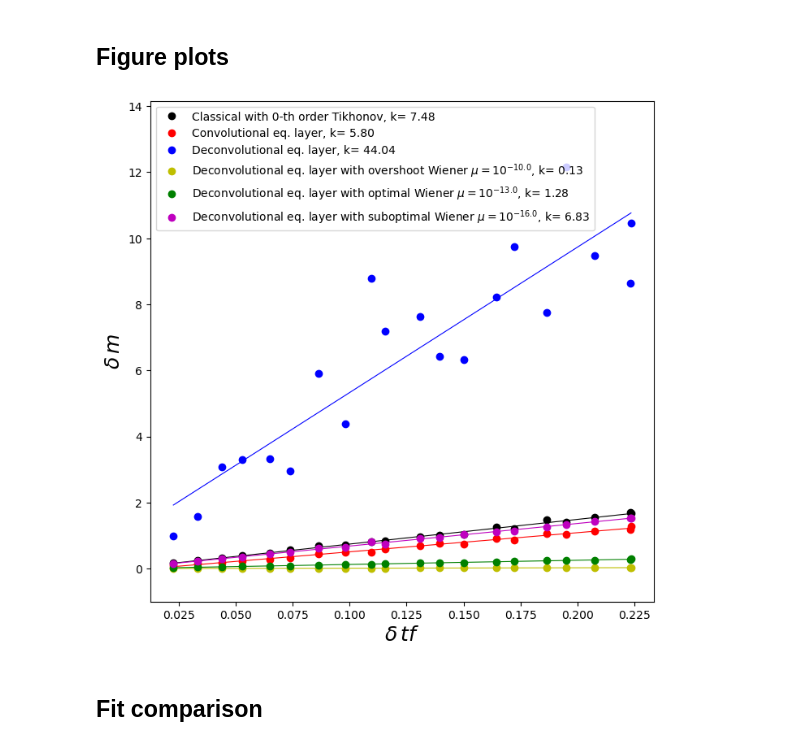
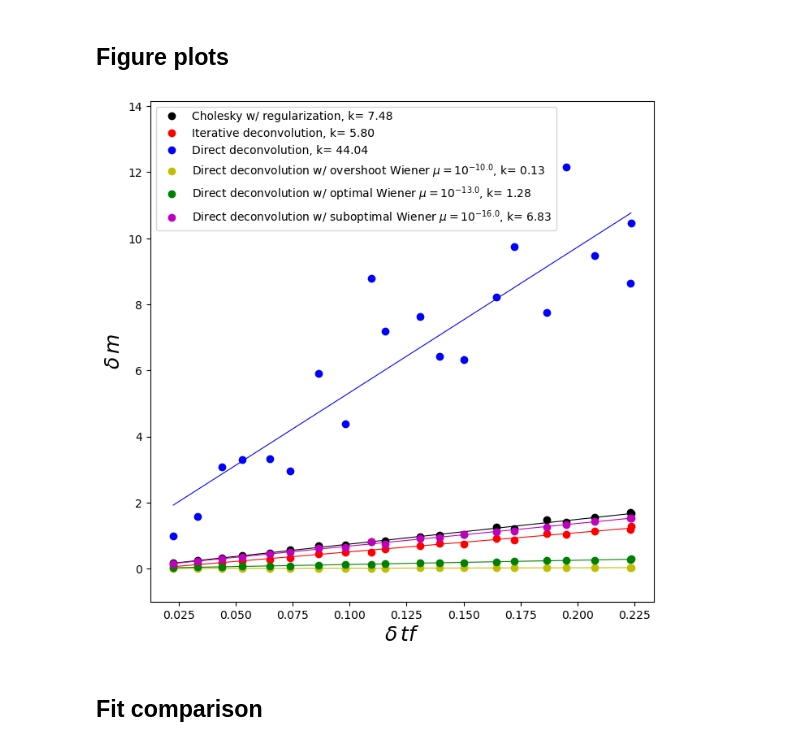
Before and after one commit to DiegoTaka/fast_equivalent_layer, a Jupyter notebook: code/mag/Stability_comparison_mag.ipynb, the cells around one changed output. Drawn from its saved outputs; the diff is of its cells as text; code cells hidden in the pictures.

```diff
--- a/code/mag/Stability_comparison_mag.ipynb
+++ b/code/mag/Stability_comparison_mag.ipynb
@@ -237,25 +237,25 @@ poly1d_fn6 = np.poly1d(coe6)
 # %%
 fig=plt.figure(figsize=(8,8))
 fig.patch.set_facecolor('xkcd:white')
-plt.plot(delta_g,delta_p_classical, 'ko', label='Classical with 0-th order Tikhonov, k= %.2f' % (coe[0]))
+plt.plot(delta_g,delta_p_classical, 'ko', label='Cholesky w/ regularization, k= %.2f' % (coe[0]))
 plt.plot(delta_g,poly1d_fn(delta_g), 'k-', linewidth=0.8)
-plt.plot(delta_g,delta_p_BCCB, 'ro', label='Convolutional eq. layer, k= %.2f' % (coe2[0]))
+plt.plot(delta_g,delta_p_BCCB, 'ro', label='Iterative deconvolution, k= %.2f' % (coe2[0]))
 plt.plot(delta_g,poly1d_fn2(delta_g), 'r-', linewidth=0.8)
-plt.plot(delta_g,delta_p_dec, 'bo', label='Deconvolutional eq. layer, k= %.2f' % (coe3[0]))
+plt.plot(delta_g,delta_p_dec, 'bo', label='Direct deconvolution, k= %.2f' % (coe3[0]))
 plt.plot(delta_g,poly1d_fn3(delta_g), 'b-', linewidth=0.8)
-plt.plot(delta_g,delta_p_dec_wiener0, 'yo', label='Deconvolutional eq. layer with overshoot Wiener $\mu = 10^{%.1f}$, k= %.2f' % (a, coe4[0]))
+plt.plot(delta_g,delta_p_dec_wiener0, 'yo', label='Direct deconvolution w/ overshoot Wiener $\mu = 10^{%.1f}$, k= %.2f' % (a, coe4[0]))
 plt.plot(delta_g,poly1d_fn4(delta_g), 'y-', linewidth=0.8)
-plt.plot(delta_g,delta_p_dec_wiener1, 'go', label='Deconvolutional eq. layer with optimal Wiener $\mu = 10^{%.1f}$, k= %.2f' % (b, coe5[0]))
+plt.plot(delta_g,delta_p_dec_wiener1, 'go', label='Direct deconvolution w/ optimal Wiener $\mu = 10^{%.1f}$, k= %.2f' % (b, coe5[0]))
 plt.plot(delta_g,poly1d_fn5(delta_g), 'g-', linewidth=0.8)
-plt.plot(delta_g,delta_p_dec_wiener2, 'mo', label='Deconvolutional eq. layer with suboptimal Wiener $\mu = 10^{%.1f}$, k= %.2f' % (c, coe6[0]))
+plt.plot(delta_g,delta_p_dec_wiener2, 'mo', label='Direct deconvolution w/ suboptimal Wiener $\mu = 10^{%.1f}$, k= %.2f' % (c, coe6[0]))
 plt.plot(delta_g,poly1d_fn6(delta_g), 'm-', linewidth=0.8)
 plt.ylim(np.min(delta_p_dec_wiener0)-1,np.max(delta_p_dec)+2)
 plt.xlabel('$\delta \, tf$', fontsize=18)
 plt.ylabel('$\delta \, m$', fontsize=18)
 plt.legend(loc='upper left', fontsize=10)
 plt.savefig('../../manuscript/Fig/stability_mag.png', dpi=300)
 # %% [output]
-[figure, old version]
+[figure, new version]
 # %% [markdown]
 ## Fit comparison
 # %%
```
Also changed, not shown: parts of 2 cells of this notebook, 38 other files.
